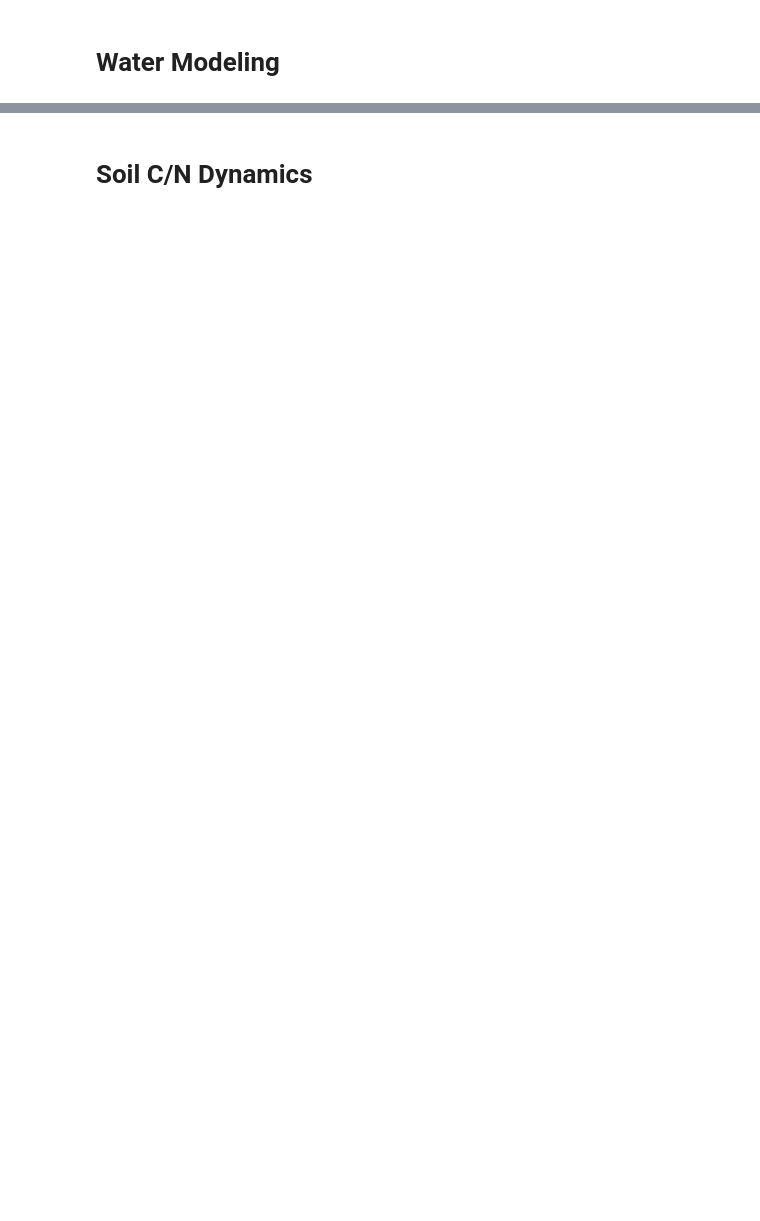
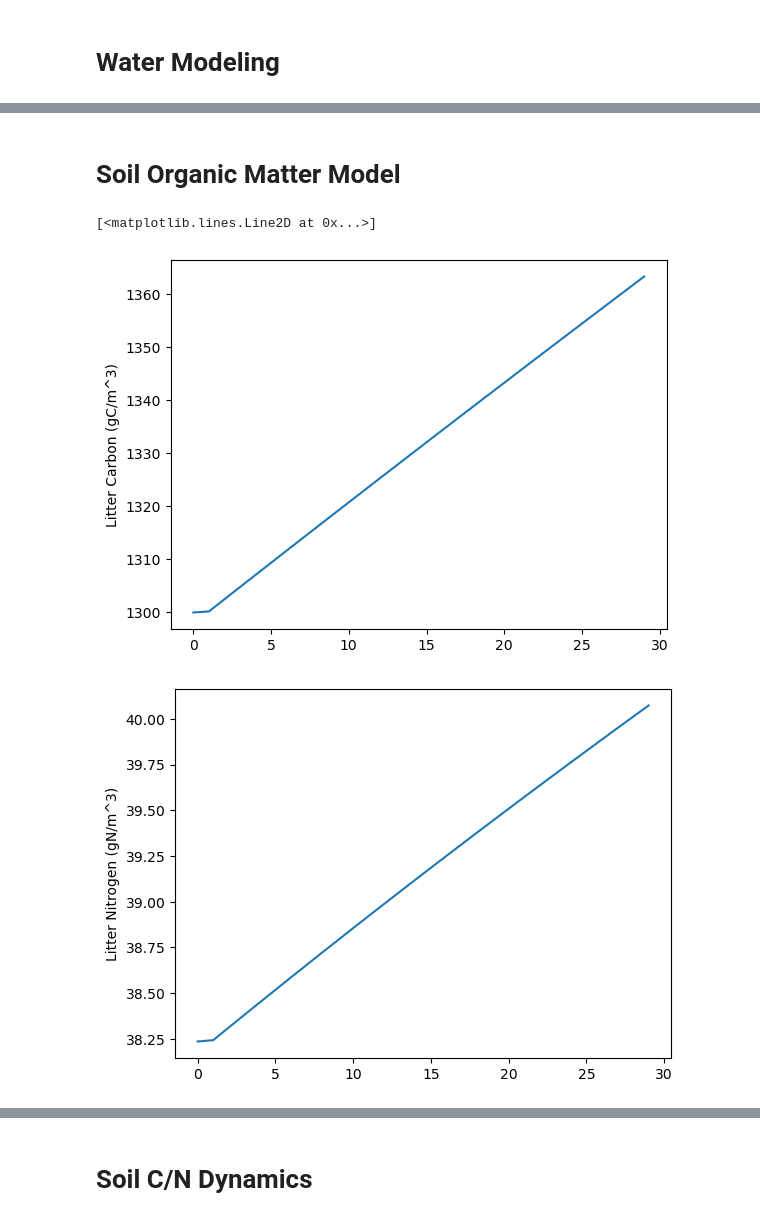
Before and after one commit to ryegleason/Optimal-Crop-Control, a Jupyter notebook: PorporatoModel.ipynb, the cells around one changed output, grey strips where cells are left out. Drawn from its saved outputs; the diff is of its cells as text; code cells hidden in the pictures; blank space fills up the shorter version.

```diff
--- a/PorporatoModel.ipynb
+++ b/PorporatoModel.ipynb
@@ -195,3 +219,5 @@ def print_step(i):
     print("Nitrate state (gN/m^3):\t\t", nitrate_nitrogen_g_per_m3[i])
     print("Humus C state (gC/m^3):\t\t", humus_carbon_g_per_m3[i])
     print("phi [0,1]:\t\t", phi[i])
+# %% [markdown]
+# Soil Organic Matter Model
@@ -197,0 +272,22 @@ def print_step(i):
+# %%
+litter_carbon_g_per_m3, litter_nitrogen_g_per_m3, biomass_carbon_g_per_m3, humus_carbon_g_per_m3, net_flux_to_mineralized_nitrogen_g_per_m3_per_day = soil_organic_model(1300, 1300 / 34.0, 50, 8500, moisture_effect_on_decomposition_factor, np.full(NUM_DAYS_TOTAL, ADDED_RESIDUE_CARBON_G_PER_M2_PER_DAY / (SOIL_DEPTH_MM / 1000.) / ADDED_RESIDUE_CN_RATIO), np.full(NUM_DAYS_TOTAL, ADDED_RESIDUE_CARBON_G_PER_M2_PER_DAY / (SOIL_DEPTH_MM / 1000.)))
+# %%
+plt.figure()
+plt.ylabel("Litter Carbon (gC/m^3)")
+plt.plot(range(NUM_DAYS_TOTAL), litter_carbon_g_per_m3)
+plt.figure()
+plt.ylabel("Litter Nitrogen (gN/m^3)")
+plt.plot(range(NUM_DAYS_TOTAL), litter_nitrogen_g_per_m3)
+plt.figure()
+plt.ylabel("Humus Carbon (gC/m^3)")
+plt.plot(range(NUM_DAYS_TOTAL), humus_carbon_g_per_m3)
+plt.figure()
+plt.ylabel("Biomass Carbon (gC/m^3)")
+plt.plot(range(NUM_DAYS_TOTAL), biomass_carbon_g_per_m3)
+plt.figure()
+plt.ylabel("Net Flux to Mineral N (gN/m^3/day)")
+plt.plot(range(NUM_DAYS_TOTAL), net_flux_to_mineralized_nitrogen_g_per_m3_per_day)
+# %% [output]
+[<matplotlib.lines.Line2D at 0x...>]
+[figure, added]
+[figure, added]
```
Also changed, not shown: parts of 30 cells of this notebook, 1 other file.
